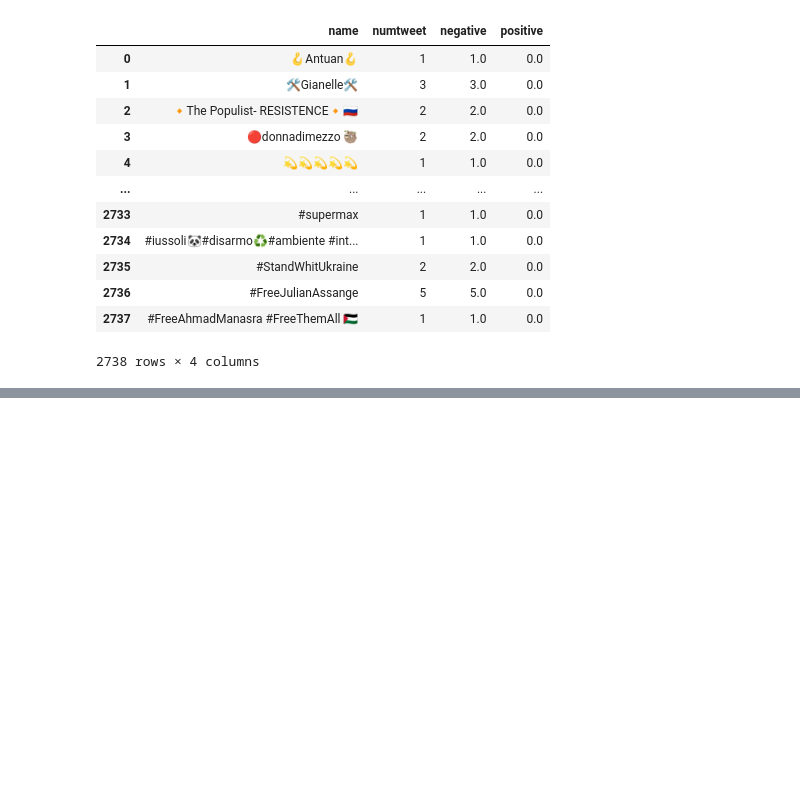
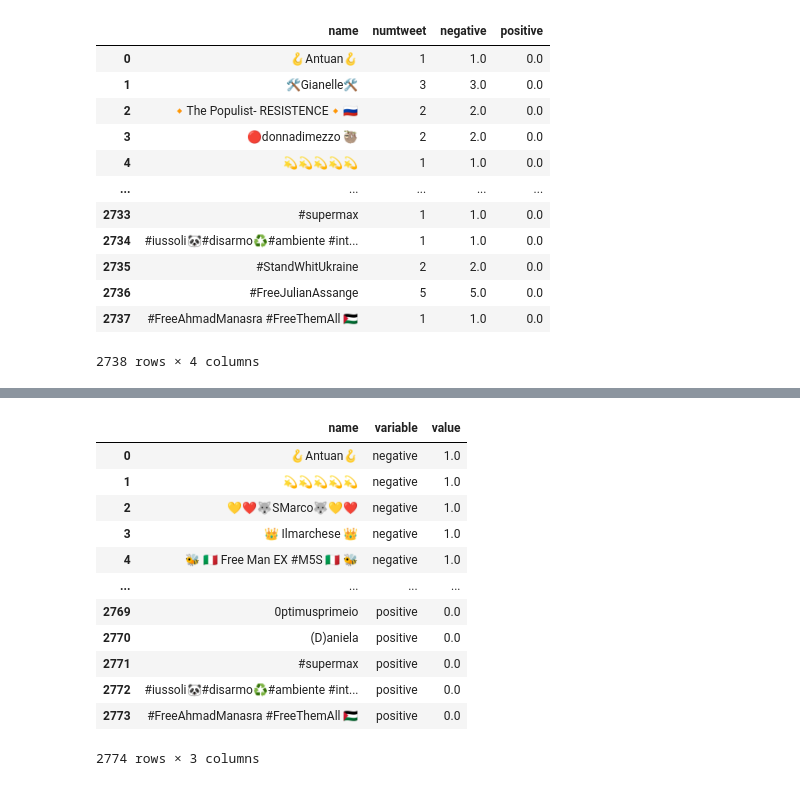
Before and after one commit to paolofesta/prove, a Jupyter notebook: TESI.ipynb, the cells around one changed output, grey strips where cells are left out. Cells and saved outputs as stored; diff of their text form; code cells hidden in the pictures; blank space fills up the shorter version.

```diff
--- a/TESI.ipynb
+++ b/TESI.ipynb
@@ -1142,0 +1148,18 @@ print()
+# %%
+d=datauno.drop("numtweet",axis=1)
+df=pd.melt(d,id_vars="name")
+df
+# %% [output]
+|  | name | variable | value |
+| 0 | 🪝Antuan🪝 | negative | 1.0 |
+| 1 | 💫💫💫💫💫 | negative | 1.0 |
+| 2 | 💛❤️🐺SMarco🐺💛❤️ | negative | 1.0 |
+| 3 | 👑 Ilmarchese 👑 | negative | 1.0 |
+| 4 | 🐝 🇮🇹 Free Man EX #M5S 🇮🇹 🐝 | negative | 1.0 |
+| ... | ... | ... | ... |
+| 2769 | 0ptimusprimeio | positive | 0.0 |
+| 2770 | (D)aniela | positive | 0.0 |
+| 2771 | #supermax | positive | 0.0 |
+| 2772 | #iussoli🐼#disarmo♻️#ambiente #int... | positive | 0.0 |
+| 2773 | #FreeAhmadManasra #FreeThemAll 🇵🇸 | positive | 0.0 |
+2774 rows × 3 columns
```
Also changed, not shown: parts of 15 cells of this notebook.
